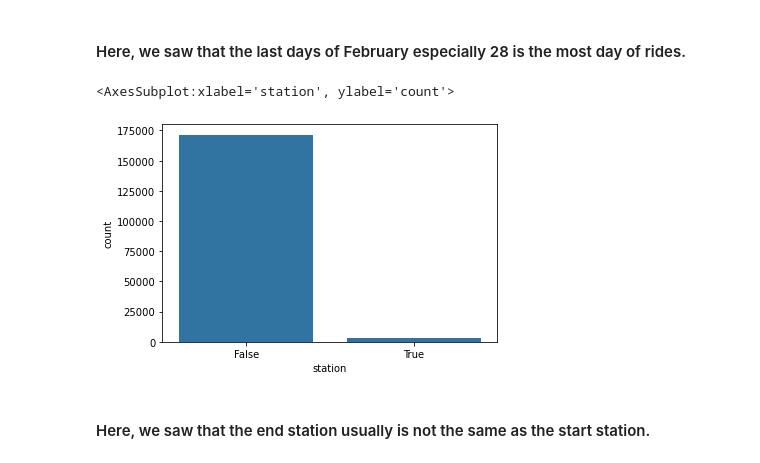
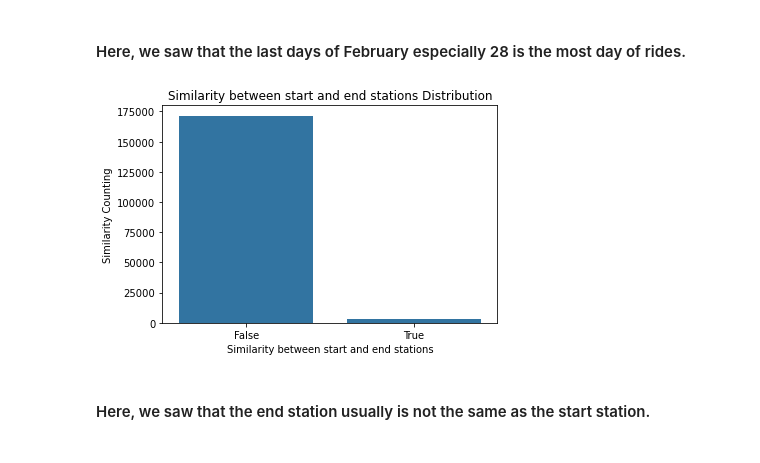
Before and after one commit to KamelMoohamed/Communicate-Data-Findings, a Jupyter notebook: Communicate Data Findings.ipynb, the cells around one changed output. Saved outputs shown, nothing was run; the diff lists cells and outputs as text; code cells hidden in the pictures.

```diff
--- a/Communicate Data Findings.ipynb
+++ b/Communicate Data Findings.ipynb
@@ -281,10 +294,12 @@ plt.tight_layout()
 # %% [markdown]
 #### Here, we saw that the last days of February especially 28 is the most day of rides.
 # %%
-sb.countplot(data = df, x='station', color=base_color)
+sb.countplot(data = df, x='station', color=base_color);
+plt.xlabel("Similarity between start and end stations")
+plt.ylabel("Similarity Counting")
+plt.title("Similarity between start and end stations Distribution");
 # %% [output]
-<AxesSubplot:xlabel='station', ylabel='count'>
-[figure, old version]
+[figure, new version]
 # %% [markdown]
 #### Here, we saw that the end station usually is not the same as the start station.
 # %% [markdown]
```
Also changed, not shown: parts of 17 cells of this notebook, 2 other files.
